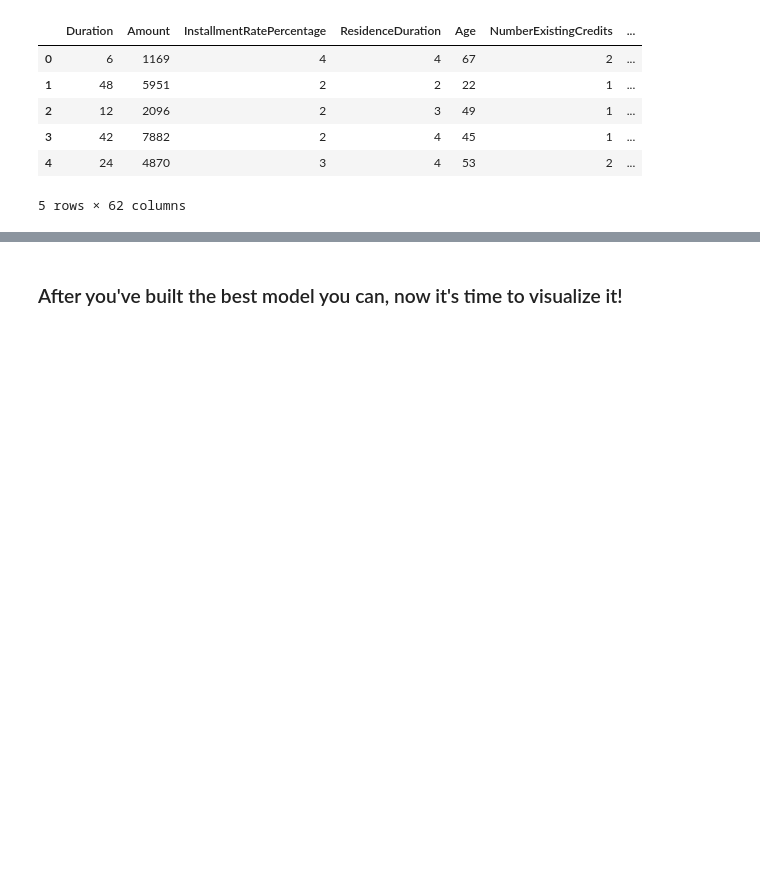
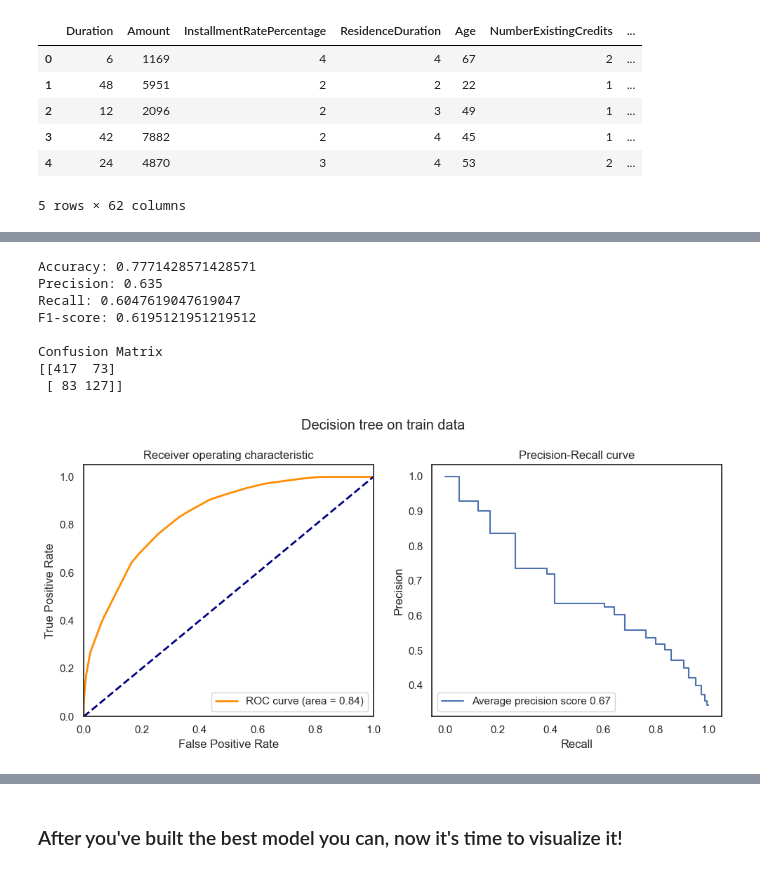
Before and after one commit to nico-corthorn/mec-mini-projects, a Jupyter notebook: mec-13.5.1-tree-based-algorithms-mini-project/Mini_Project_Tree-Based_Algorithms.ipynb, the cells around one changed output, grey strips where cells are left out. Drawn from its saved outputs; the diff is of its cells as text; code cells hidden in the pictures; blank space fills up the shorter version.

Commit message:
Tree mini-project random forest

```diff
--- a/mec-13.5.1-tree-based-algorithms-mini-project/Mini_Project_Tree-Based_Algorithms.ipynb
+++ b/mec-13.5.1-tree-based-algorithms-mini-project/Mini_Project_Tree-Based_Algorithms.ipynb
@@ -90,0 +101,3 @@ weighted avg       0.76      0.74      0.68       700
+# %%
+y_pred = dt_gs.predict(X_test)
+print(classification_report(y_test, y_pred))
@@ -90,0 +113,51 @@ weighted avg       0.76      0.74      0.68       700
+# %%
+def check_performance(y_true, y_pred, y_scores, name):
+    print(f"Accuracy: {metrics.accuracy_score(y_true, y_pred)}")
+    print(f"Precision: {metrics.precision_score(y_true, y_pred)}")
+    print(f"Recall: {metrics.recall_score(y_true, y_pred)}")
+    print(f"F1-score: {metrics.f1_score(y_true, y_pred)}")
+    print('\nConfusion Matrix')
+    print(metrics.confusion_matrix(y_true, y_pred))
+
+    fpr, tpr, thresholds = metrics.roc_curve(y_true, y_scores, pos_label=1)
+    roc_auc = metrics.auc(fpr, tpr)
+
+    fig = plt.figure(figsize=(10,5))
+    fig.suptitle(name)
+
+    plt.subplot(1, 2, 1)
+    lw = 2
+    plt.plot(fpr, tpr, color='darkorange',
+             lw=lw, label='ROC curve (area = %0.2f)' % roc_auc)
+    plt.plot([0, 1], [0, 1], color='navy', lw=lw, linestyle='--')
+    plt.xlim([0.0, 1.0])
+    plt.ylim([0.0, 1.05])
+    plt.xlabel('False Positive Rate')
+    plt.ylabel('True Positive Rate')
+    plt.title('Receiver operating characteristic')
+    plt.legend(loc="lower right")
+
+    plt.subplot(1, 2, 2)
+    precision, recall, thresholds = precision_recall_curve(y_true, y_scores)
+    avg_precision = metrics.average_precision_score(y_true, y_scores)
+    plt.step(recall, precision, where='post', label=f"Average precision score {avg_precision:0.2f}")
+    plt.ylabel('Precision')
+    plt.xlabel('Recall')
+    plt.title("Precision-Recall curve")
+    plt.legend(loc="lower left")
+    fig.tight_layout()
+    plt.show()
+# %%
+y_pred = dt_gs.predict(X_train)
+y_scores = dt_gs.predict_proba(X_train)[:,1]
+check_performance(y_train, y_pred, y_scores, 'Decision tree on train data')
+# %% [output]
+Accuracy: 0.7771428571428571
+Precision: 0.635
+Recall: 0.6047619047619047
+F1-score: 0.6195121951219512
+
+Confusion Matrix
+[[417  73]
+ [ 83 127]]
+[figure, added]
```
Also changed, not shown: parts of 31 cells of this notebook.
